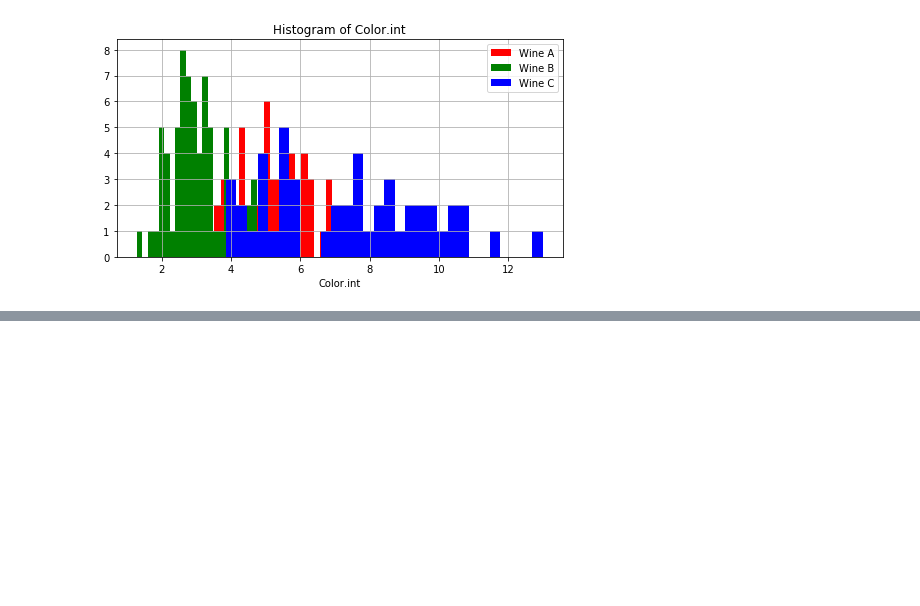
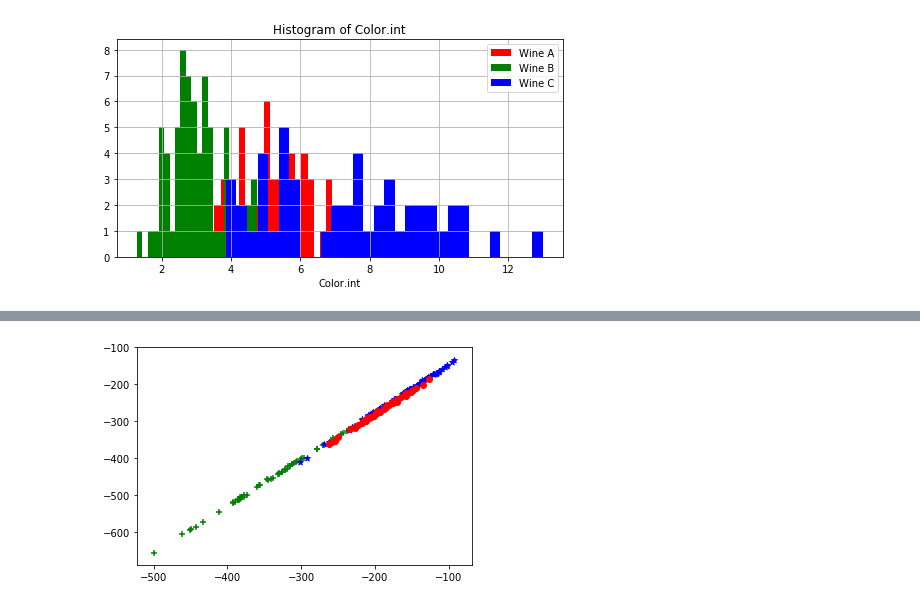
Before and after one commit to vabichequer/Lab1-ML, a Jupyter notebook: Muestra/Muestra.ipynb, the cells around one changed output, grey strips where cells are left out. Saved outputs shown, nothing was run; the diff lists cells and outputs as text; code cells hidden in the pictures; blank space fills up the shorter version.

```diff
--- a/Muestra/Muestra.ipynb
+++ b/Muestra/Muestra.ipynb
@@ -161,0 +220,5 @@ wine_test (57, 14)
+# %%
+matrix_w = np.hstack((eig_pairs[0][1].reshape(len(eig_vals),1),
+                      eig_pairs[1][1].reshape(len(eig_vals),1)))
+
+matrix_w
@@ -161,0 +239,3 @@ wine_test (57, 14)
+# %%
+y = np.asarray(x_std.dot(matrix_w))
+y
@@ -161,0 +260,13 @@ wine_test (57, 14)
+# %%
+for i in range(0, len(dataset.Wine)):
+    class_ = dataset.Wine[i]
+    if class_ == 1:
+        c1 = plt.scatter(y[i][0], y[i][1], c='g', marker='+')
+    elif class_ == 2:
+        c2 = plt.scatter(y[i][0], y[i][1], c='b', marker='*')
+    else:
+        c3 = plt.scatter(y[i][0], y[i][1], c='r', marker='o')
+
+plt.show()
+# %% [output]
+[figure, added]
```
Also changed, not shown: parts of 9 cells of this notebook, 2 other files.
